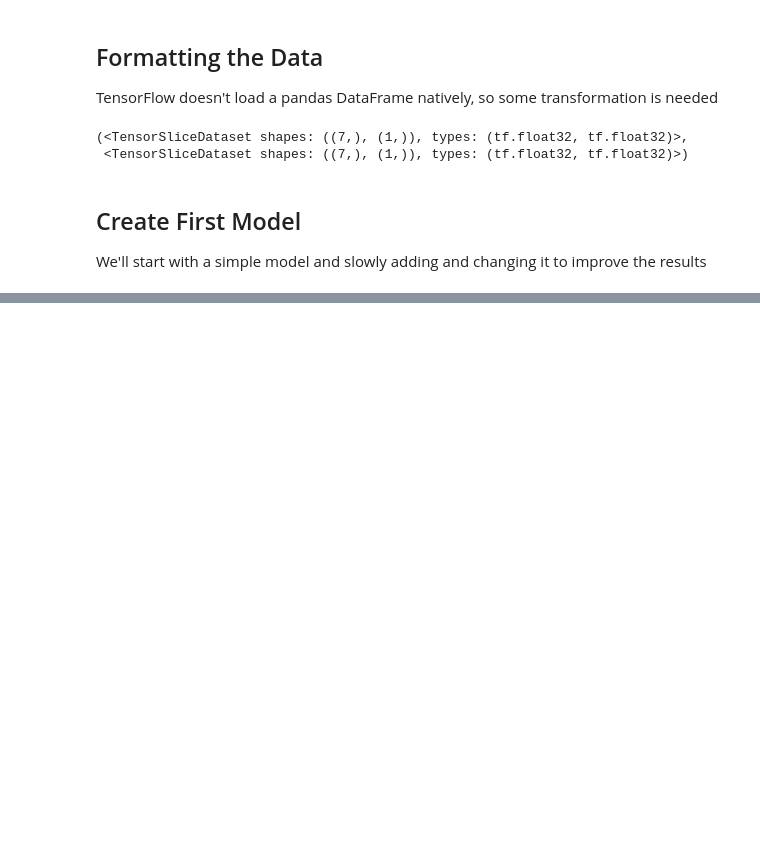
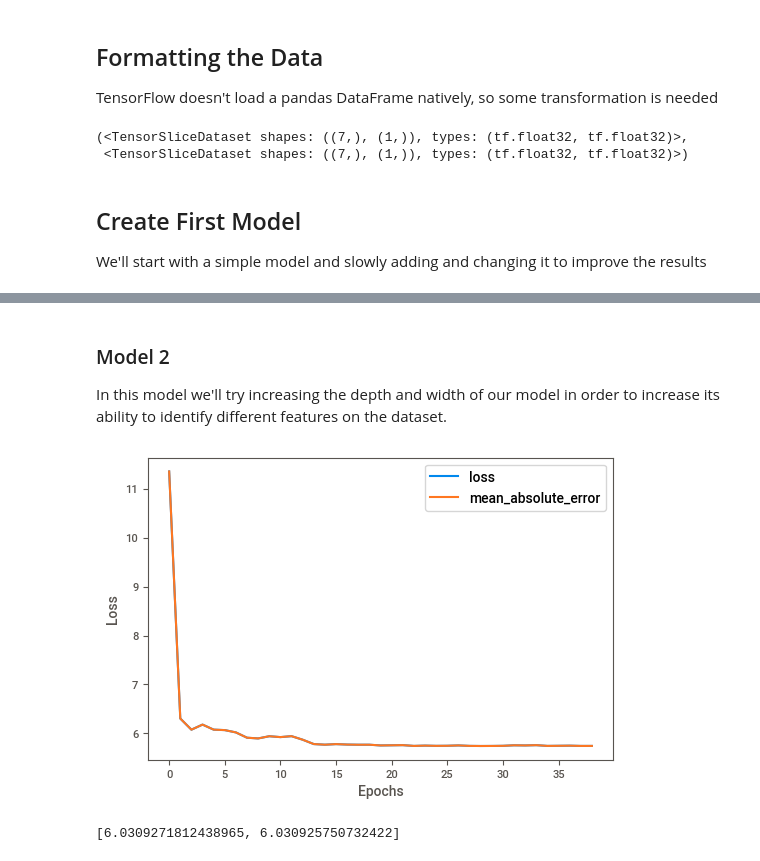
Before and after one commit to spadao/Boston_Housing_TF, a Jupyter notebook: Model.ipynb, the cells around one changed output, grey strips where cells are left out. Drawn from its saved outputs; the diff is of its cells as text; code cells hidden in the pictures; blank space fills up the shorter version.

```diff
--- a/Model.ipynb
+++ b/Model.ipynb
@@ -190,0 +199,4 @@ model.evaluate(test_dataset)
+# %% [markdown]
+### Model 2
+
+In this model we'll try increasing the depth and width of our model in order to increase its ability to identify different features on the dataset.
@@ -190,0 +206,33 @@ model.evaluate(test_dataset)
+# %%
+# Evaluating on test data
+model_3.evaluate(test_dataset)
+# %% [output]
+[figure, added]
+# %%
+#Setting random seed to guarantee reproducibility
+tf.random.set_seed(42)
+
+# Create model
+model_2 = tf.keras.Sequential([
+    tf.keras.layers.Dense(100),
+    tf.keras.layers.Dense(100),
+    tf.keras.layers.Dense(100),
+    tf.keras.layers.Dense(1)
+])
+
+#Compile model
+model_2.compile(
+    loss = tf.losses.mae,
+    optimizer = tf.optimizers.SGD(),
+    metrics = tf.metrics.mae
+)
+
+#Create early stopping to avoid unnecessary epochs
+from keras.callbacks import EarlyStopping
+
+es = EarlyStopping(monitor='mean_absolute_error', mode = 'min',patience=10)
+#Fit model
+
+history_2 = model_2.fit(training_dataset,epochs = 100,callbacks=[es])
+# %% [output]
+[6.0309271812438965, 6.030925750732422]
```
Also changed, not shown: parts of 12 cells of this notebook, 1 other file.
